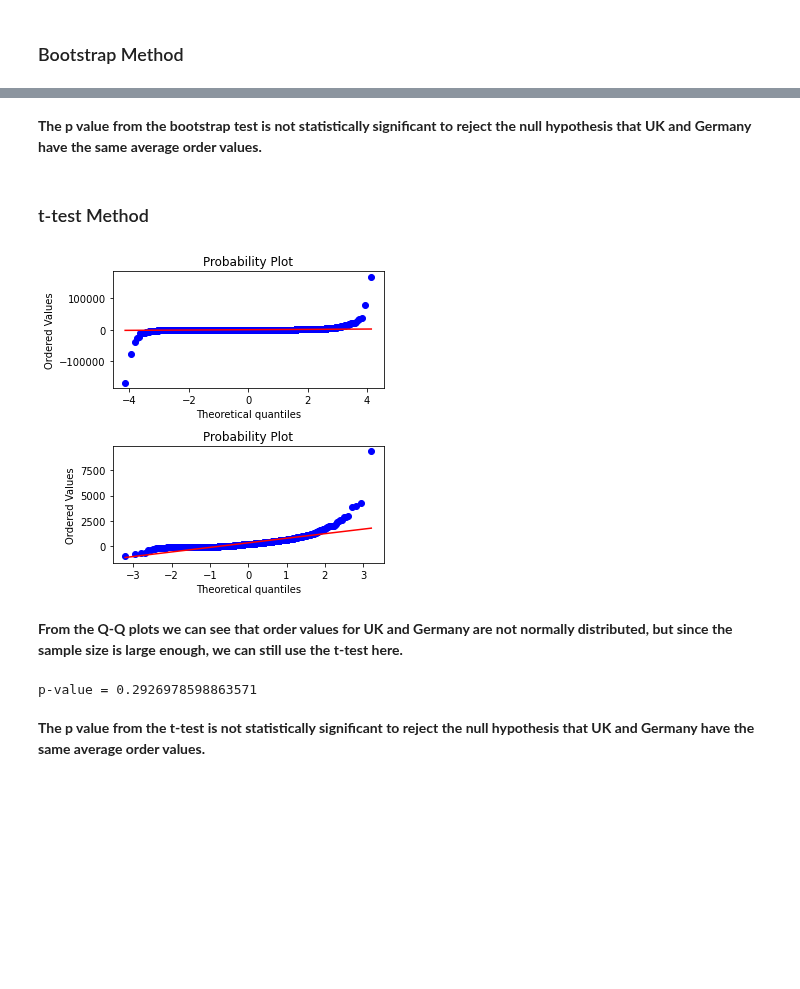
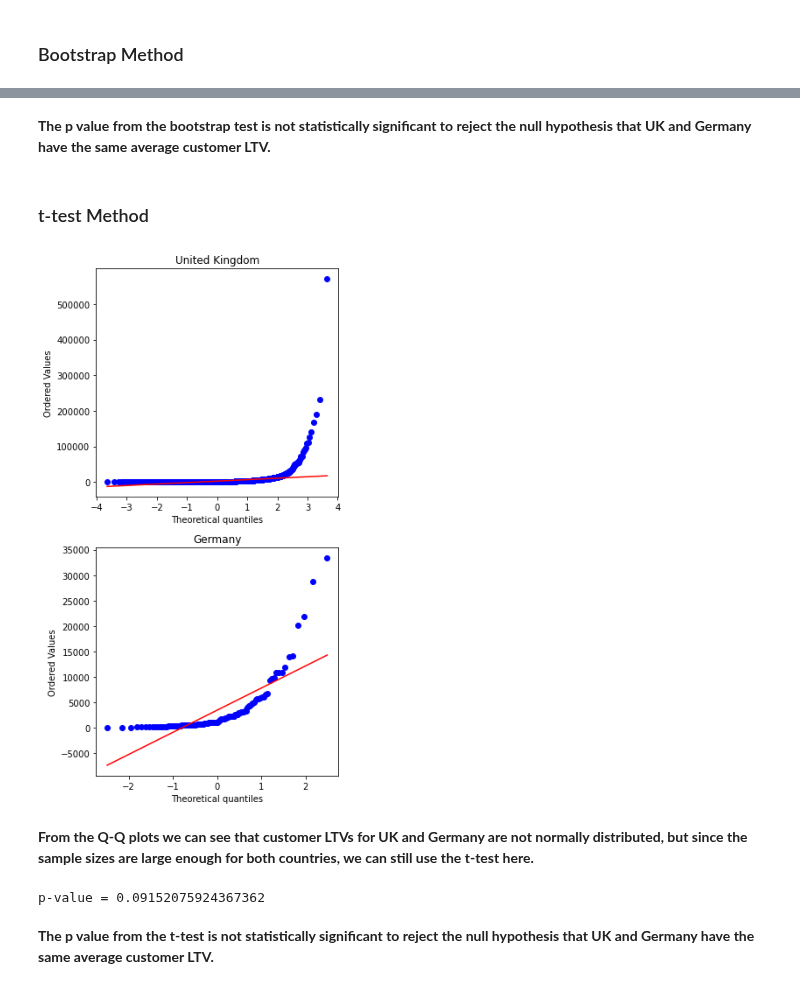
Before and after one commit to amythemirror/Customer_Lifetime_Value_Prediction, a Jupyter notebook: EDA.ipynb, the cells around one changed output, grey strips where cells are left out. Cells and saved outputs as stored; diff of their text form; code cells hidden in the pictures; blank space fills up the shorter version.

```diff
--- a/EDA.ipynb
+++ b/EDA.ipynb
@@ -134,0 +147,7 @@ plt.show()
+# %%
+# calculate LTV for each customer
+customer_ltv = pd.DataFrame(orders.groupby(['CustomerID','Country']).OrderTotal.sum().rename('LTV')).reset_index(level='Country')
+
+# top 10 countries sorted by number of customers
+countries = customer_ltv['Country'].value_counts().head(10).index
+countries
@@ -134,0 +158,8 @@ plt.show()
+# %%
+# select customers from the top 10 countries only
+customer_ltv = customer_ltv[(customer_ltv['Country'].isin(countries)) & (customer_ltv['LTV'] >= 0)]
+
+# calculate the average customer LTV for each country
+country_average = pd.DataFrame(customer_ltv.groupby('Country').LTV.mean().rename('AverageLTV'))
+country_average.sort_values('AverageLTV',ascending=False,inplace=True)
+country_average
@@ -184,3 +213,11 @@ germany_shifted = orders[orders['Country'] == 'Germany'].OrderTotal - GermanyMea
+# %%
+# create customer LTV series for UK and Germany
+uk = customer_ltv[customer_ltv['Country'] == 'United Kingdom'].LTV
+germany = customer_ltv[customer_ltv['Country'] == 'Germany'].LTV
+
+# shift the series so they have the same average customer LTV
+uk_shifted = uk - UKMean + Mean
+germany_shifted = germany - GermanyMean + Mean
 # %%
 # create a Bootstrap function to draw bootstrap replicates
 def Bootstrap(data, func, size=1):
@@ -230,29 +267,27 @@ p-value = 0.2831
 # %% [markdown]
-**The p value from the bootstrap test is not statistically significant to reject the null hypothesis that UK and Germany have the same average order values.**
+**The p value from the bootstrap test is not statistically significant to reject the null hypothesis that UK and Germany have the same average customer LTV.**
 # %% [markdown]
 ### t-test Method
-# %%
-# create series for UK and Germany order values
-uk = orders[orders['Country'] == 'United Kingdom'].OrderTotal
-germany = orders[orders['Country'] == 'Germany'].OrderTotal
 # %%
 from scipy.stats import probplot
 
-# create q-q plots for UK and Germany orders to check normality
-plt.figure(figsize=(5,5))
+# create q-q plots for UK and Germany customer LTVs to check normality
+plt.figure(figsize=(5,9))
 
 plt.subplot(2,1,1)
 probplot(uk,plot=plt)
+plt.title('United Kingdom')
 
 plt.subplot(2,1,2)
 probplot(germany,plot=plt)
+plt.title('Germany')
 
 plt.tight_layout()
 plt.show()
 # %% [output]
-[figure, old version]
+[figure, new version]
 # %% [markdown]
-**From the Q-Q plots we can see that order values for UK and Germany are not normally distributed, but since the sample size is large enough, we can still use the t-test here.**
+**From the Q-Q plots we can see that customer LTVs for UK and Germany are not normally distributed, but since the sample sizes are large enough for both countries, we can still use the t-test here.**
 # %%
 from scipy import stats
 
@@ -261,6 +296,6 @@ t, p = stats.ttest_ind(uk, germany, equal_var = False)
 
 print('p-value =', p)
 # %% [output]
-p-value = 0.2926978598863571
+p-value = 0.09152075924367362
 # %% [markdown]
-**The p value from the t-test is not statistically significant to reject the null hypothesis that UK and Germany have the same average order values.**
+**The p value from the t-test is not statistically significant to reject the null hypothesis that UK and Germany have the same average customer LTV.**
```
Also changed, not shown: parts of 20 cells of this notebook.
